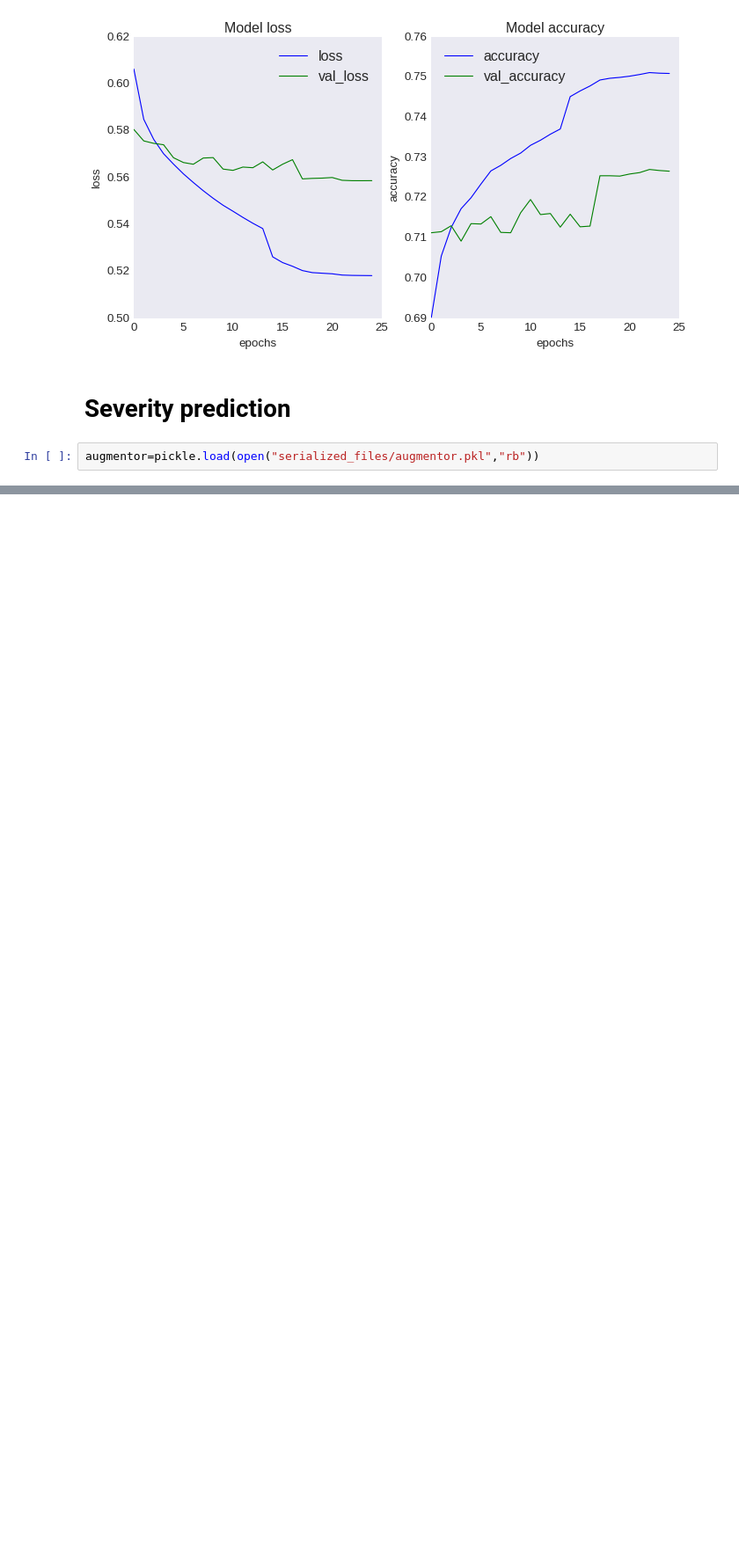
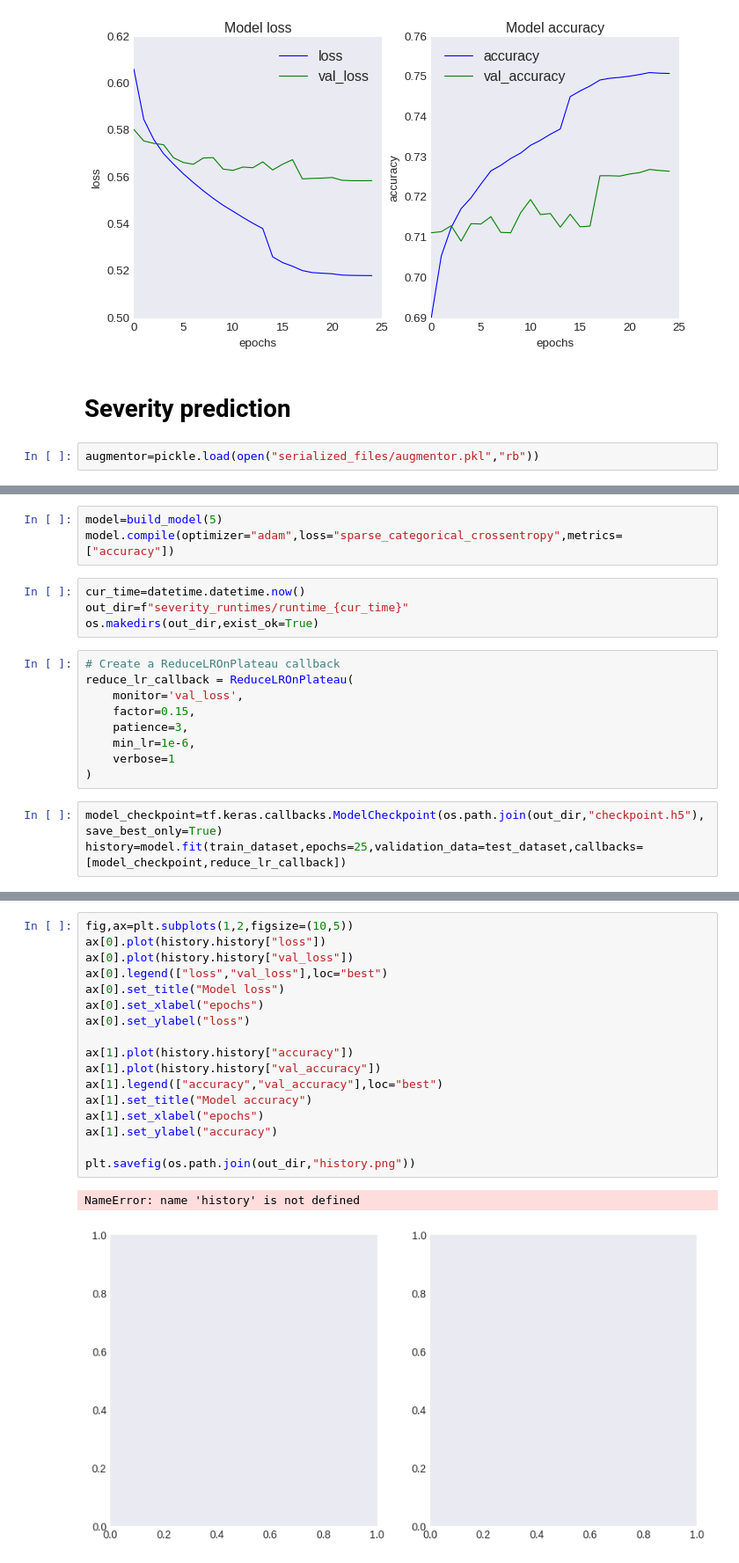
Before and after one commit to ravindra-pandey/Diabetic_Retinopathy, a Jupyter notebook: diabetic_retinopathy.ipynb, the cells around one changed output, grey strips where cells are left out. Shown at 88% size. Cells and saved outputs as stored; diff of their text form; blank space fills up the shorter version.

Commit message:
severity model building started

```diff
--- a/diabetic_retinopathy.ipynb
+++ b/diabetic_retinopathy.ipynb
@@ -261,0 +285,19 @@ for img_name in tqdm(image_names[:5],desc="preprocessing images"):
+# %%
+model=build_model(5)
+model.compile(optimizer="adam",loss="sparse_categorical_crossentropy",metrics=["accuracy"])
+# %%
+cur_time=datetime.datetime.now()
+out_dir=f"severity_runtimes/runtime_{cur_time}"
+os.makedirs(out_dir,exist_ok=True)
+# %%
+# Create a ReduceLROnPlateau callback
+reduce_lr_callback = ReduceLROnPlateau(
+    monitor='val_loss',
+    factor=0.15,
+    patience=3,
+    min_lr=1e-6,
+    verbose=1
+)
+# %%
+model_checkpoint=tf.keras.callbacks.ModelCheckpoint(os.path.join(out_dir,"checkpoint.h5"),save_best_only=True)
+history=model.fit(train_dataset,epochs=25,validation_data=test_dataset,callbacks=[model_checkpoint,reduce_lr_callback])
@@ -261,0 +313,20 @@ for img_name in tqdm(image_names[:5],desc="preprocessing images"):
+# %%
+fig,ax=plt.subplots(1,2,figsize=(10,5))
+ax[0].plot(history.history["loss"])
+ax[0].plot(history.history["val_loss"])
+ax[0].legend(["loss","val_loss"],loc="best")
+ax[0].set_title("Model loss")
+ax[0].set_xlabel("epochs")
+ax[0].set_ylabel("loss")
+
+ax[1].plot(history.history["accuracy"])
+ax[1].plot(history.history["val_accuracy"])
+ax[1].legend(["accuracy","val_accuracy"],loc="best")
+ax[1].set_title("Model accuracy")
+ax[1].set_xlabel("epochs")
+ax[1].set_ylabel("accuracy")
+
+plt.savefig(os.path.join(out_dir,"history.png"))
+# %% [output]
+NameError: name 'history' is not defined
+[figure, added]
```
Also changed, not shown: parts of 14 cells of this notebook, 3 other files.
